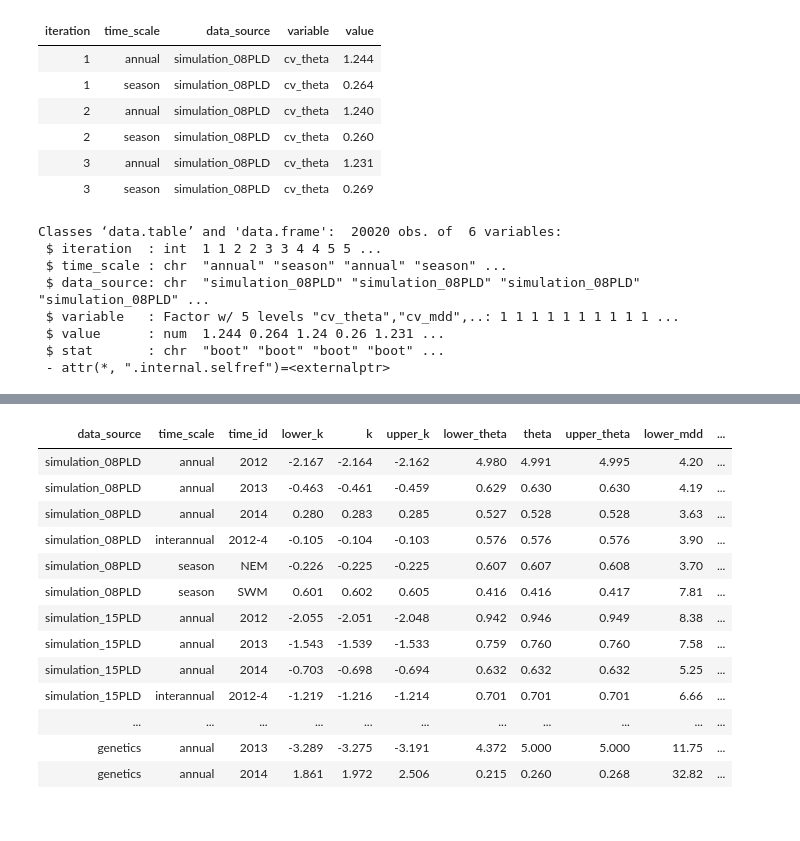
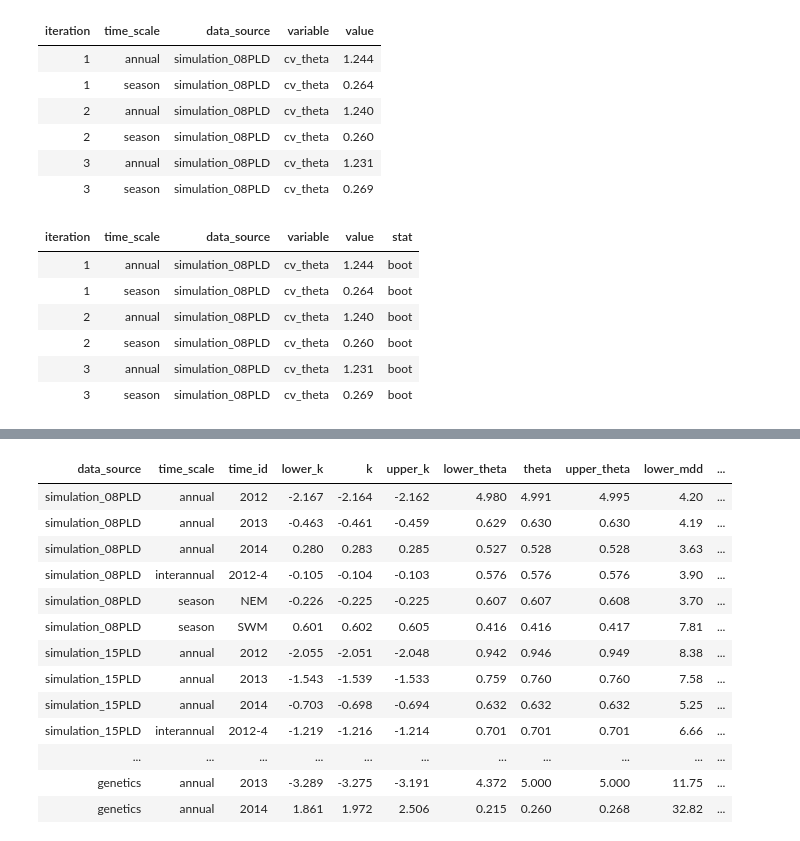
Before and after one commit to pinskylab/CamotesROMS, a Jupyter notebook: notebooks/process_ROMS_kernels.ipynb, the cells around one changed output, grey strips where cells are left out. Saved outputs shown, nothing was run; the diff lists cells and outputs as text; code cells hidden in the pictures.

```diff
--- a/notebooks/process_ROMS_kernels.ipynb
+++ b/notebooks/process_ROMS_kernels.ipynb
@@ -462,16 +461,15 @@ head(ToPlotBoot)
 | 3 | season | simulation_08PLD | cv_theta | 0.269 |
 # %%
 test <- rbind(ToPlotBoot[, stat := "boot"], ToPlotVariation[,stat := "MLE"], fill=TRUE)
-str(test)
+head(test)
 # %% [output]
-Classes ‘data.table’ and 'data.frame':  20020 obs. of  6 variables:
- $ iteration  : int  1 1 2 2 3 3 4 4 5 5 ...
- $ time_scale : chr  "annual" "season" "annual" "season" ...
- $ data_source: chr  "simulation_08PLD" "simulation_08PLD" "simulation_08PLD" "simulation_08PLD" ...
- $ variable   : Factor w/ 5 levels "cv_theta","cv_mdd",..: 1 1 1 1 1 1 1 1 1 1 ...
- $ value      : num  1.244 0.264 1.24 0.26 1.231 ...
- $ stat       : chr  "boot" "boot" "boot" "boot" ...
- - attr(*, ".internal.selfref")=<externalptr>
+| iteration | time_scale | data_source | variable | value | stat |
+| 1 | annual | simulation_08PLD | cv_theta | 1.244 | boot |
+| 1 | season | simulation_08PLD | cv_theta | 0.264 | boot |
+| 2 | annual | simulation_08PLD | cv_theta | 1.240 | boot |
+| 2 | season | simulation_08PLD | cv_theta | 0.260 | boot |
+| 3 | annual | simulation_08PLD | cv_theta | 1.231 | boot |
+| 3 | season | simulation_08PLD | cv_theta | 0.269 | boot |
 # %%
 ToPlotVariation$data_source <- factor(ToPlotVariation$data_source, levels=c("genetics", "simulation_08PLD"))#, "simulation_15PLD"
 ToPlotBoot$data_source <- factor(ToPlotBoot$data_source, levels=c("genetics", "simulation_08PLD"))#, "simulation_15PLD"
```
Also changed, not shown: parts of 5 cells of this notebook, 3 other files.
